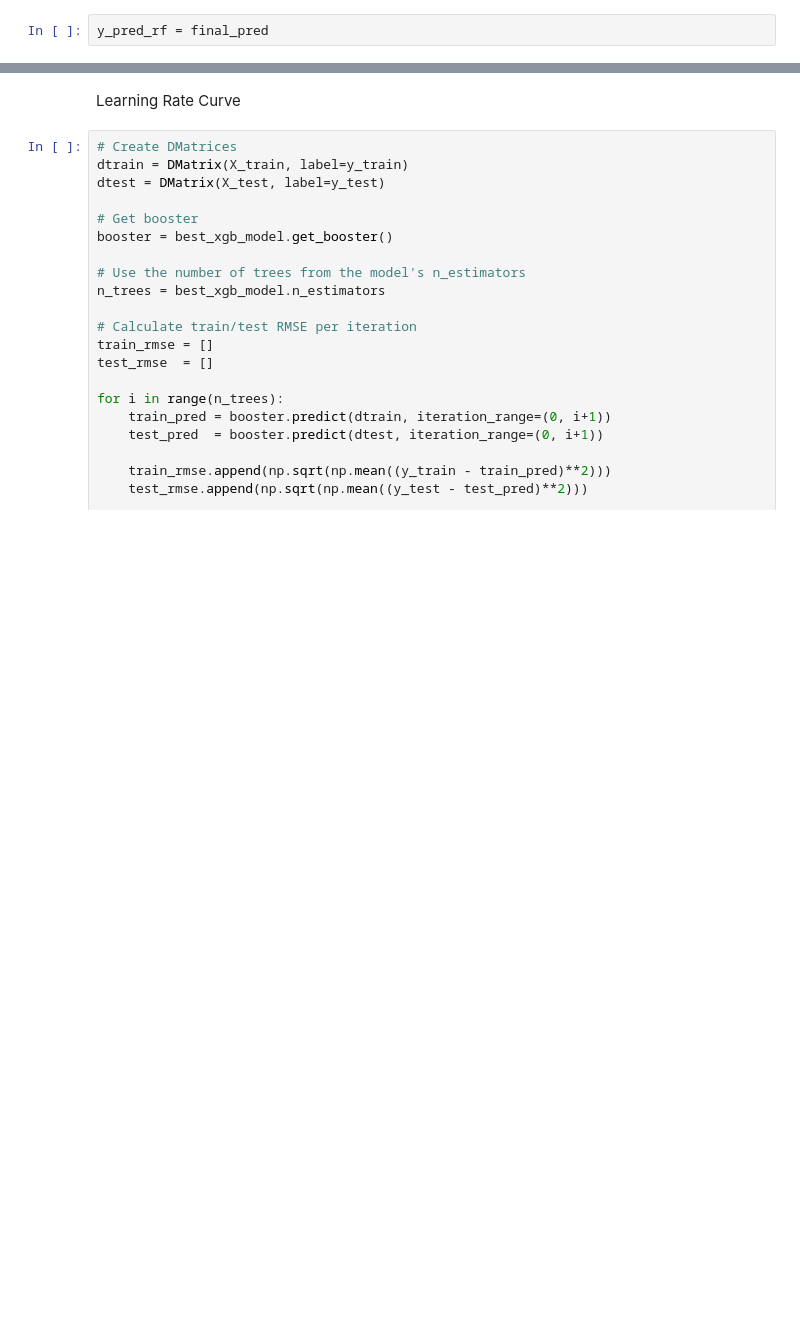
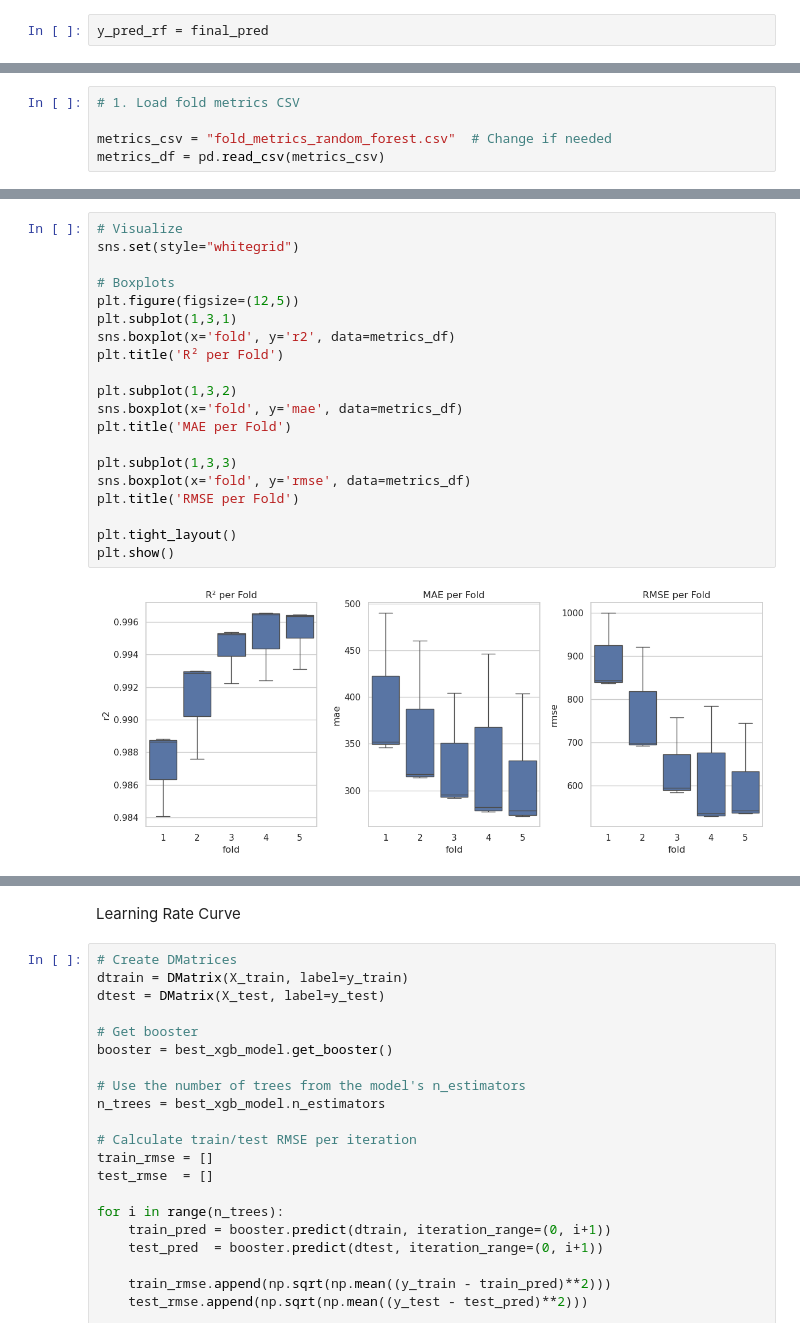
Before and after one commit to Abrar051/Machine_Learning_Algorithm_Solar_Power_Prediction, a Jupyter notebook: Machine_Learning_Algorithm_Final_Coursework.ipynb, the cells around one changed output, grey strips where cells are left out. Cells and saved outputs as stored; diff of their text form; blank space fills up the shorter version.

```diff
--- a/Machine_Learning_Algorithm_Final_Coursework.ipynb
+++ b/Machine_Learning_Algorithm_Final_Coursework.ipynb
@@ -1343,0 +1517,5 @@ plt.show()
+# %%
+# 1. Load fold metrics CSV
+
+metrics_csv = "fold_metrics_random_forest.csv"  # Change if needed
+metrics_df = pd.read_csv(metrics_csv)
@@ -1343,0 +1549,22 @@ plt.show()
+# %%
+# Visualize
+sns.set(style="whitegrid")
+
+# Boxplots
+plt.figure(figsize=(12,5))
+plt.subplot(1,3,1)
+sns.boxplot(x='fold', y='r2', data=metrics_df)
+plt.title('R² per Fold')
+
+plt.subplot(1,3,2)
+sns.boxplot(x='fold', y='mae', data=metrics_df)
+plt.title('MAE per Fold')
+
+plt.subplot(1,3,3)
+sns.boxplot(x='fold', y='rmse', data=metrics_df)
+plt.title('RMSE per Fold')
+
+plt.tight_layout()
+plt.show()
+# %% [output]
+[figure, added]
```
Also changed, not shown: parts of 93 cells of this notebook, 12 other files.
